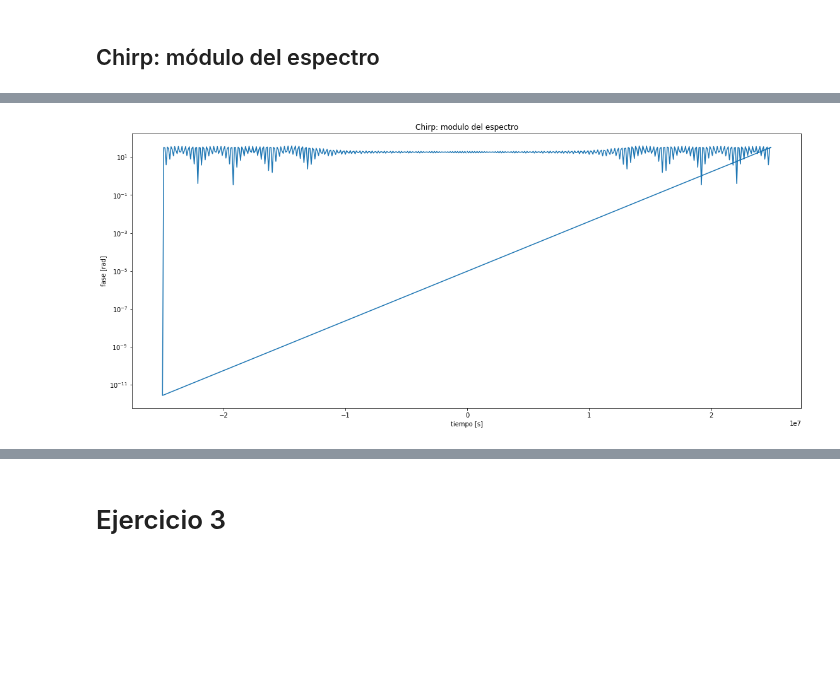
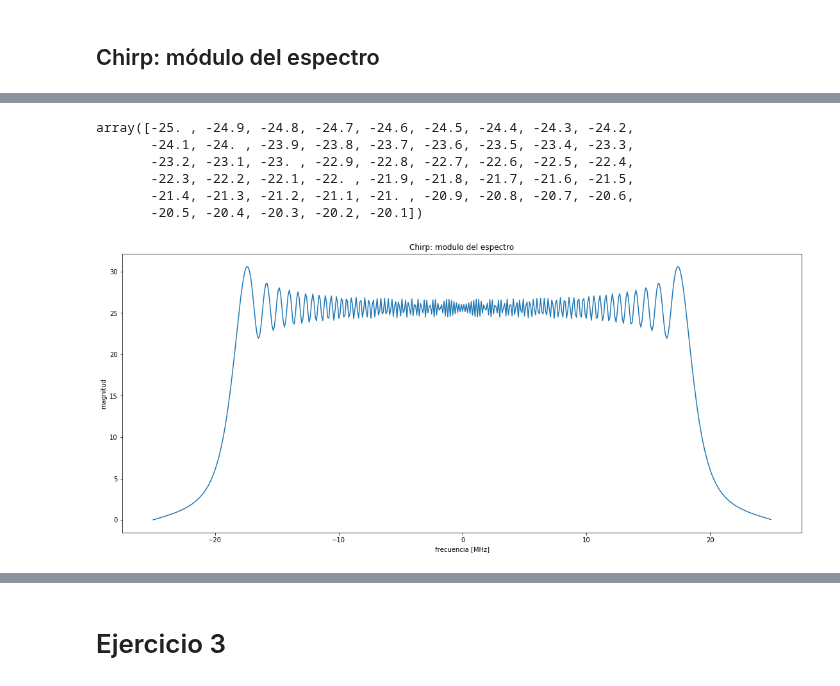
Before and after one commit to rozanecm/6674_tpFinal, a Jupyter notebook: notebooks/Ejercicios.ipynb, the cells around one changed output, grey strips where cells are left out. Drawn from its saved outputs; the diff is of its cells as text; code cells hidden in the pictures; blank space fills up the shorter version.

```diff
--- a/notebooks/Ejercicios.ipynb
+++ b/notebooks/Ejercicios.ipynb
@@ -131,25 +147,3 @@ $\displaystyle e^{- 2 \pi \operatorname{im}{\left(\phi_{0}\right)} - 2 \pi \oper
-# %%
-def theta(t, k_1, k_2, phi_0):
-    return np.array(k_1 * t**2 + k_2 * t + phi_0).astype(np.float64)
-
-def chirp(time, freq):
-    res = []
-    re = re_chirp(time, freq)[1]
-    im = im_chirp(time, freq)[1]
-    for i in range(len(re)):
-        res.append(re[i] + 1j*im[i])
-    return (re[0], res)
-#     t = np.linspace(start = 0, stop = time, num = time*freq)
-#     return np.exp(2j*np.pi*theta(t, k_1, k_2, 0))
-
-def re_chirp(time, freq):
-    t = np.linspace(start = 0, stop = time, num = time*freq)
-#     return chirp(time, freq).real
-    return (t, np.cos(2*np.pi*theta(t, k_1, k_2, 0)))
-
-def im_chirp(time, freq):
-    t = np.linspace(start = 0, stop = time, num = time*freq)
-    return (t, np.sin(2*np.pi*theta(t, k_1, k_2, 0)))
 # %% [markdown]
 ## Chirp: parte real
 # %%
@@ -203,0 +196,12 @@ freqs = fftfreq(len(signal), d=1/f_s)
+# %%
+signal = chirp(T_rg, f_s)[1]
+
+modulo_espectro = abs(np.fft.fftshift(np.fft.fft(signal)))
+modulo_espectro_db = 20*np.log10(modulo_espectro)
+
+# https://docs.scipy.org/doc/scipy/reference/generated/scipy.fftpack.fftfreq.html#scipy-fftpack-fftfreq
+# Parameters
+#         nint: Window length.
+#         dscalar, optional: Sample spacing (inverse of the sampling rate). Defaults to 1.
+freqs = np.fft.fftshift(np.fft.fftfreq(len(signal), 1/f_s))
+freqs_MHz = freqs*1e-6
@@ -204,13 +224,21 @@ freqs = fftfreq(len(signal), d=1/f_s)
+# %%
+freqs_MHz[:50]
+# %% [output]
+array([-25. , -24.9, -24.8, -24.7, -24.6, -24.5, -24.4, -24.3, -24.2,
+       -24.1, -24. , -23.9, -23.8, -23.7, -23.6, -23.5, -23.4, -23.3,
+       -23.2, -23.1, -23. , -22.9, -22.8, -22.7, -22.6, -22.5, -22.4,
+       -22.3, -22.2, -22.1, -22. , -21.9, -21.8, -21.7, -21.6, -21.5,
+       -21.4, -21.3, -21.2, -21.1, -21. , -20.9, -20.8, -20.7, -20.6,
+       -20.5, -20.4, -20.3, -20.2, -20.1])
 # %%
-res = (freqs, espectro)
+res = (freqs_MHz, modulo_espectro)
 fig = plt.figure(figsize=(19,8))
 plt.plot(res[0], abs(res[1]))
 plt.title('Chirp: modulo del espectro')
-plt.yscale('log')
-plt.xlabel('tiempo [s]')
-plt.ylabel('fase [rad]')
+plt.xlabel('frecuencia [MHz]')
+plt.ylabel('magnitud')
 
 plt.savefig('../res/02 - chirp modulo de espectro.png')
 plt.show();
 # %% [output]
-[figure, old version]
+[figure, new version]
```
Also changed, not shown: parts of 20 cells of this notebook, 6 other files.
